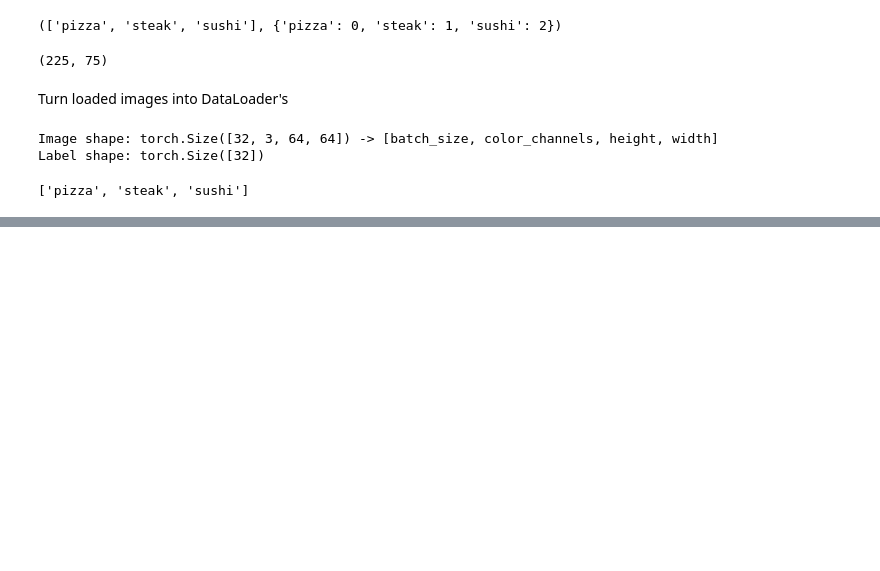
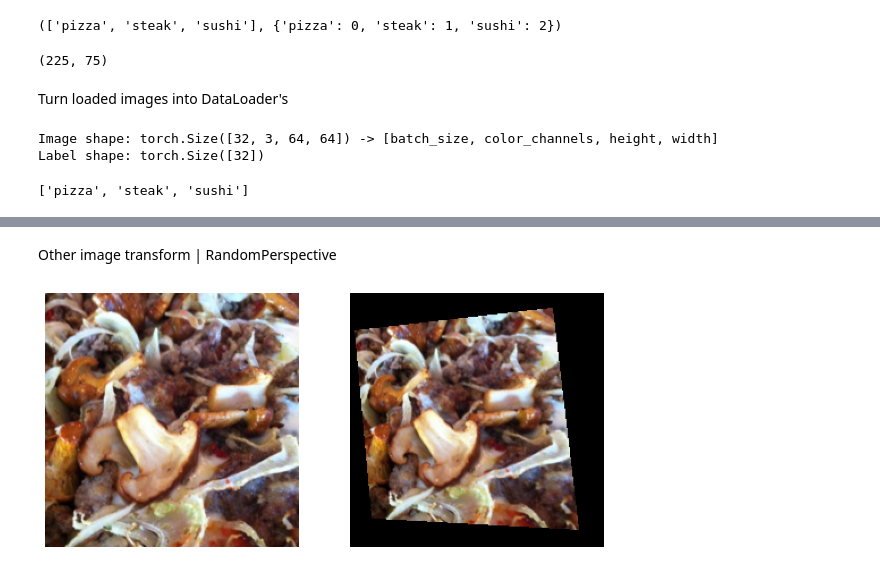
Before and after one commit to NickyAlan/pytorch_22, a Jupyter notebook: 04_pytorch_custom_dataset.ipynb, the cells around one changed output, grey strips where cells are left out. Saved outputs shown, nothing was run; the diff lists cells and outputs as text; code cells hidden in the pictures; blank space fills up the shorter version.

```diff
--- a/04_pytorch_custom_dataset.ipynb
+++ b/04_pytorch_custom_dataset.ipynb
@@ -194,3 +194,28 @@ display_random_images(train_images,
+# %% [markdown]
+Other image transform | RandomPerspective
+# %%
+original_transform = transforms.Compose([
+    transforms.Resize((224,224)),
+    transforms.ToTensor()
+])
+
+Random_Perspective = transforms.Compose([
+    transforms.Resize((224,224)),
+    transforms.RandomPerspective(),
+    transforms.ToTensor()
+])
+# %%
+sample_image_path = pizza_image_path[20]
+img_path = Image.open(sample_image_path)
+original_img = original_transform(img_path).permute(1, 2, 0) # chanel to last
+rper_img = Random_Perspective(img_path).permute(1, 2, 0)
+plt.figure(figsize=(10,10))
+for i,image in enumerate([original_img, rper_img]):
+    plt.subplot(1,2,i+1)
+    plt.imshow(image)
+    plt.axis('off')
+# %% [output]
+[figure, added]
 # %%
 # create tinyVgg model
 class TinyVGG(nn.Module) :
```
Also changed, not shown: parts of 12 cells of this notebook.
